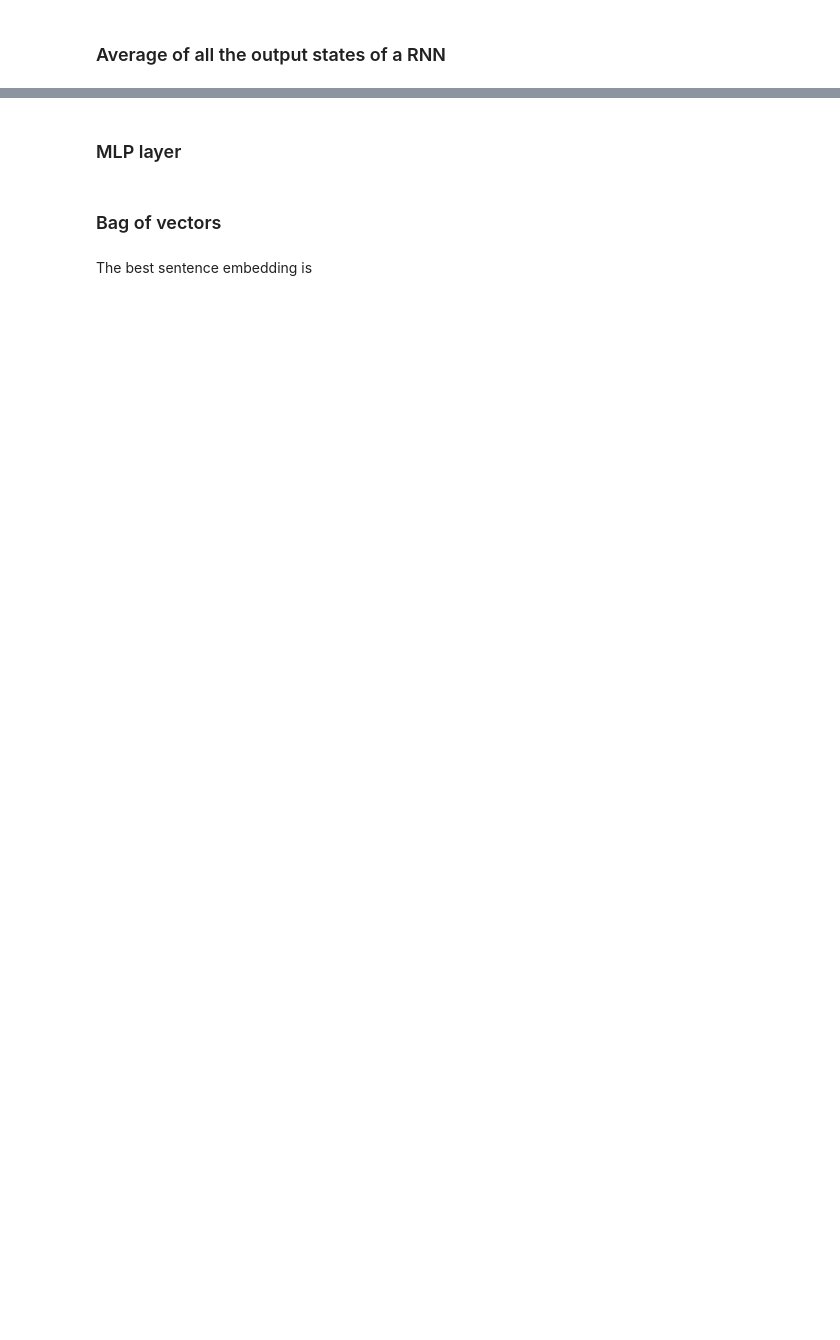
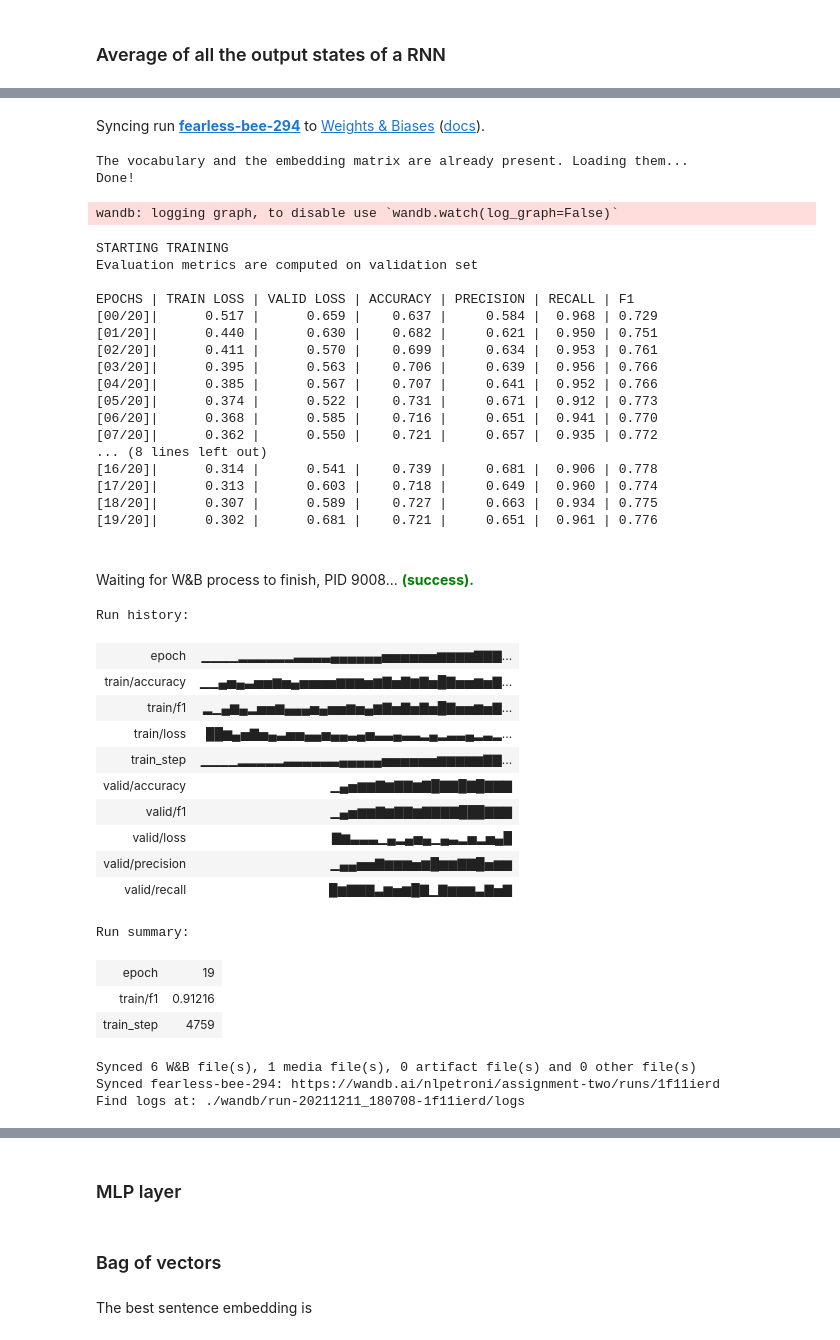
Before and after one commit to NLPetroni/assignment_two, a Jupyter notebook: solution_2.ipynb, the cells around one changed output, grey strips where cells are left out. Saved outputs shown, nothing was run; the diff lists cells and outputs as text; code cells hidden in the pictures; blank space fills up the shorter version.

```diff
--- a/solution_2.ipynb
+++ b/solution_2.ipynb
@@ -571,7 +571,7 @@ def evaluate(model, loss_fn, data_loader, device):
     preds = torch.sigmoid(outputs).round()
 
     labels, preds = labels.cpu().numpy(), preds.cpu().numpy()
-    acc = ((labels == preds).sum() / (data_loader.batch_size)).item()
+    acc = ((labels == preds).sum() / data_loader.batch_size).item()
     prec = precision_score(labels, preds)
     rec = recall_score(labels, preds)
     f1 = f1_score(labels, preds)
@@ -651,8 +651,9 @@ def train(optimizer, lr, device, n_epochs, verbose, batch_size, test=False, tags
     log_dict = training_step(model, optimizer, loss, train_dl, device)
     if not test:
       log_dict.update(evaluate(model, loss, valid_dl, device))
-      for batch_loss, batch_acc in zip(log_dict['train/loss'], log_dict['train/accuracy']):
-        wandb.log({'train_step': train_step, 'epoch': epoch, 'train/loss': batch_loss, 'train/accuracy': batch_acc})
+      for batch_loss, batch_acc, batch_f1 in zip(log_dict['train/loss'], log_dict['train/accuracy'], log_dict['train/f1']):
+        wandb.log({'train_step': train_step, 'epoch': epoch, 'train/loss': batch_loss, 'train/accuracy': batch_acc,
+                   'train/f1': batch_f1})
         train_step += 1
       wandb.log({'epoch': epoch, 'valid/loss': log_dict['valid/loss'],
                  'valid/accuracy': log_dict['valid/accuracy'],
@@ -681,6 +682,9 @@ def GridSearch(parameters, optimizer_name='adam', device=None, verbose=True):
 ## Sentence encoding
 ### Last state of a RNN
 # %%
+out_dir = './models'
+if not os.path.isdir(out_dir):
+    os.mkdir(out_dir)
 lr = 1e-3
 epochs = 20
 batch_size = 512
@@ -733,6 +837,8 @@ last_gru_model = train(optimizer='adam', lr=lr, device=device, n_epochs=epochs,
 ### Average of all the output states of a RNN
 # %%
 # elman
-avg_elman_model = train(optimizer='adam', lr=lr, device=device, n_epochs=epochs, verbose=False, tags=[tag],
+model = train(optimizer='adam', lr=lr, device=device, n_epochs=epochs, verbose=False, tags=[tag],
                         batch_size=batch_size, encoder='rnn', merger='concatenation', rnn_type='elman',
                         rnn_output='avg', rec_size=rec_size, hid_size=hid_size, cosine_similarity=False)
+torch.save(model.state_dict(), os.path.join(out_dir, 'rnn_avg.pth'))
+# %% [output]
@@ -739,2 +848,42 @@ avg_elman_model = train(optimizer='adam', lr=lr, device=device, n_epochs=epochs,
+Syncing run fearless-bee-294 to Weights & Biases (docs).
+The vocabulary and the embedding matrix are already present. Loading them...
+Done!
+wandb: logging graph, to disable use `wandb.watch(log_graph=False)`
+STARTING TRAINING
+Evaluation metrics are computed on validation set
+
+EPOCHS | TRAIN LOSS | VALID LOSS | ACCURACY | PRECISION | RECALL | F1
+[00/20]|      0.517 |      0.659 |    0.637 |     0.584 |  0.968 | 0.729
+[01/20]|      0.440 |      0.630 |    0.682 |     0.621 |  0.950 | 0.751
+[02/20]|      0.411 |      0.570 |    0.699 |     0.634 |  0.953 | 0.761
+[03/20]|      0.395 |      0.563 |    0.706 |     0.639 |  0.956 | 0.766
+[04/20]|      0.385 |      0.567 |    0.707 |     0.641 |  0.952 | 0.766
+[05/20]|      0.374 |      0.522 |    0.731 |     0.671 |  0.912 | 0.773
+[06/20]|      0.368 |      0.585 |    0.716 |     0.651 |  0.941 | 0.770
+[07/20]|      0.362 |      0.550 |    0.721 |     0.657 |  0.935 | 0.772
+... (8 lines left out)
+[16/20]|      0.314 |      0.541 |    0.739 |     0.681 |  0.906 | 0.778
+[17/20]|      0.313 |      0.603 |    0.718 |     0.649 |  0.960 | 0.774
+[18/20]|      0.307 |      0.589 |    0.727 |     0.663 |  0.934 | 0.775
+[19/20]|      0.302 |      0.681 |    0.721 |     0.651 |  0.961 | 0.776
+Waiting for W&B process to finish, PID 9008... (success).
+Run history:
+| epoch | ▁▁▁▁▂▂▂▂▂▂▃▃▃▃▄▄▄▄▄▄▅▅▅▅▅▅▆▆▆▆▇▇▇... |
+| train/accuracy | ▁▁▄▅▄▃▅▅▆▅▄▅▅▅▅▆▆▆▅▆▇▅▇▆▇▅█▇▅▅▆▅▇... |
+| train/f1 | ▂▁▄▆▄▂▅▅▆▄▄▄▅▄▅▅▆▅▄▆▇▅▇▅▇▅█▇▅▅▆▅▇... |
+| train/loss | ██▆▄▅▇▅▄▃▅▅▄▄▅▄▄▃▄▅▃▃▄▃▃▂▄▂▃▃▄▂▃▂... |
+| train_step | ▁▁▁▁▂▂▂▂▂▃▃▃▃▃▃▄▄▄▄▄▅▅▅▅▅▅▆▆▆▆▆▇▇... |
+| valid/accuracy | ▁▄▅▆▆▇▆▇▇▆▇█▇▇█▇█▇▇▇ |
+| valid/f1 | ▁▄▅▆▆▇▆▇▇▆▇▇▇▇███▇▇▇ |
+| valid/loss | ▇▆▃▃▃▁▄▂▄▅▄▁▄▃▂▅▂▅▄█ |
+| valid/precision | ▁▄▄▅▅▇▆▆▆▅▆█▆▆▇▇█▅▆▆ |
+| valid/recall | █▆▇▇▇▃▆▅▆█▇▁▇▆▆▆▃▇▅▇ |
+Run summary:
+| epoch | 19 |
+| train/f1 | 0.91216 |
+| train_step | 4759 |
+Synced 6 W&B file(s), 1 media file(s), 0 artifact file(s) and 0 other file(s)
+Synced fearless-bee-294: https://wandb.ai/nlpetroni/assignment-two/runs/1f11ierd
+Find logs at: ./wandb/run-20211211_180708-1f11ierd/logs
 # %%
 # lstm
```
Also changed, not shown: parts of 8 cells of this notebook.
